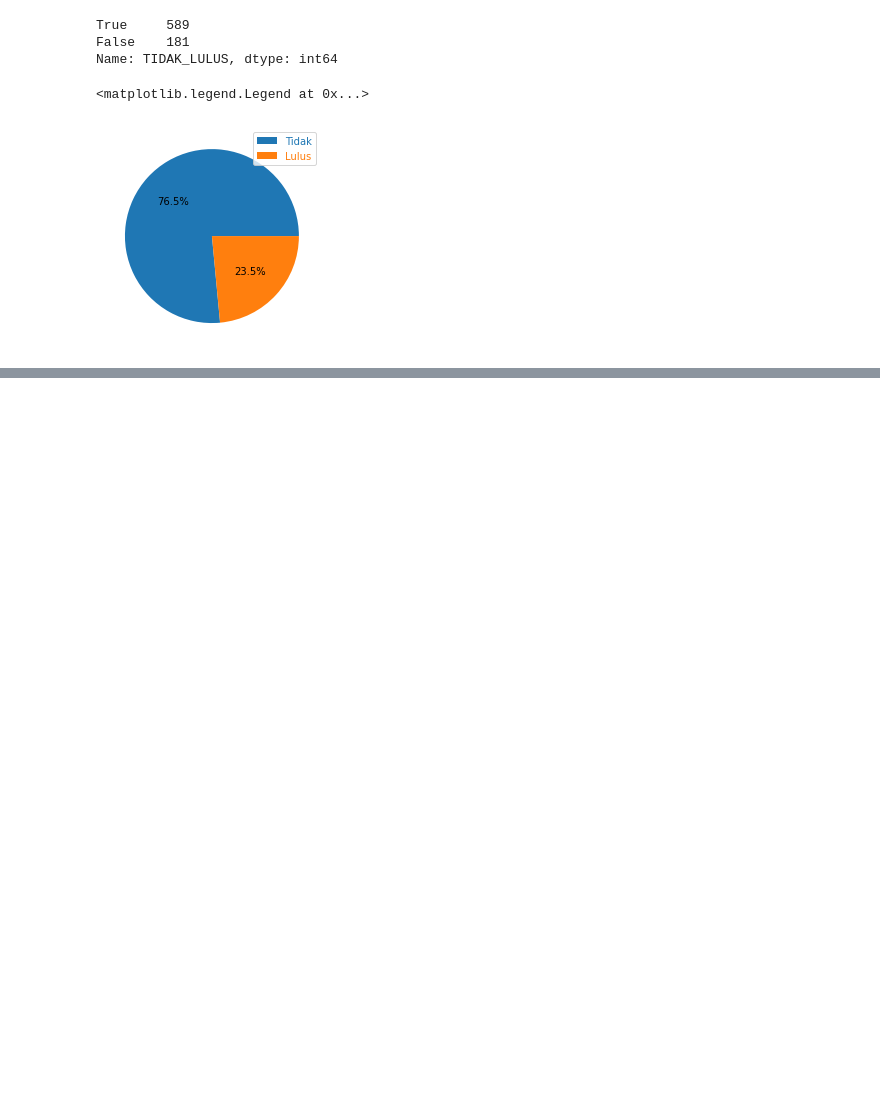
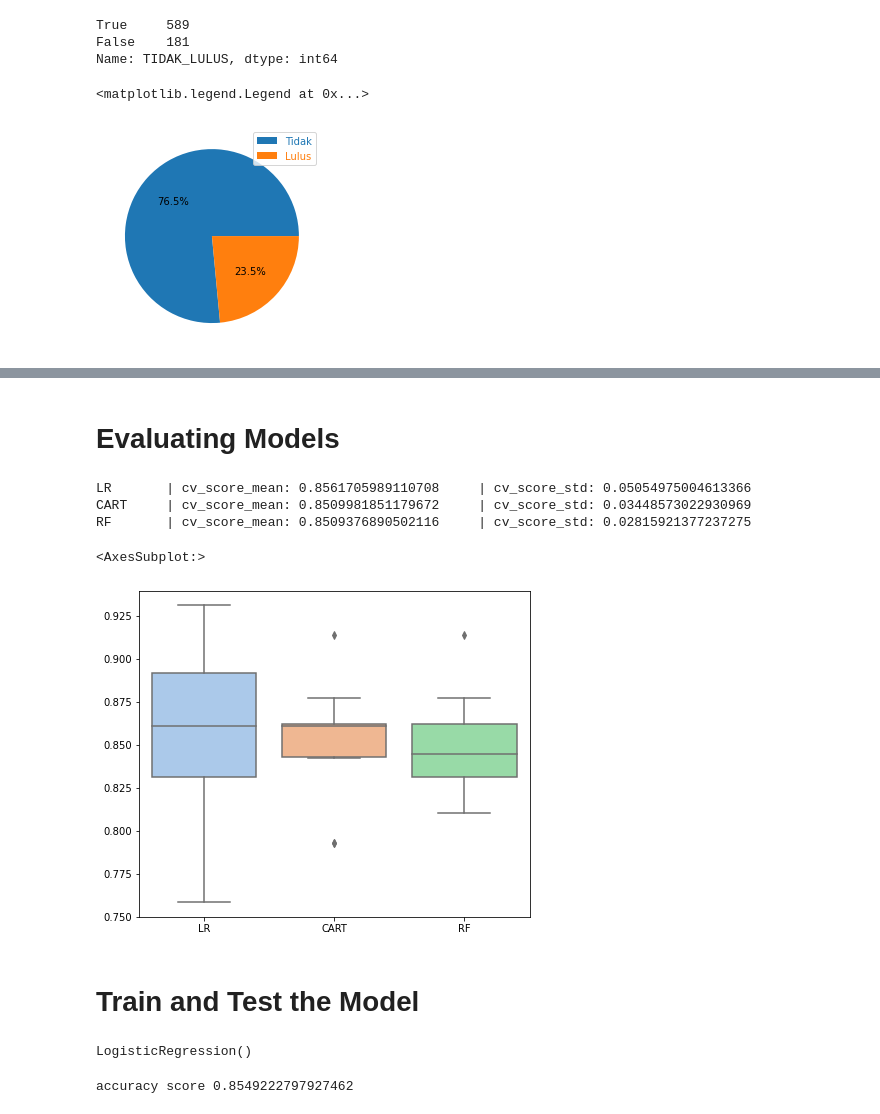
Before and after one commit to FelixFern/ISFEST-ODE, a Jupyter notebook: EDA.ipynb, the cells around one changed output, grey strips where cells are left out. Cells and saved outputs as stored; diff of their text form; code cells hidden in the pictures; blank space fills up the shorter version.

Commit message:
Evaluating Models

```diff
--- a/EDA.ipynb
+++ b/EDA.ipynb
@@ -156,0 +286,2 @@ plt.legend(["Tidak", "Lulus"], labelcolor="linecolor")
+# %% [markdown]
+# Evaluating Models
@@ -156,0 +290,56 @@ plt.legend(["Tidak", "Lulus"], labelcolor="linecolor")
+# %%
+# split dataset
+
+X = df3[['TOTAL_SKS', 'IPK']]
+y = df3['LULUS']
+
+X_train, X_val, y_train, y_val = train_test_split(X, y, test_size=0.25, shuffle=True, random_state=42)
+# %%
+# spot-check algorithm
+
+models = [('LR', LogisticRegression()),
+         ('CART', DecisionTreeClassifier()),
+         ('RF', RandomForestClassifier())]
+
+models_name = []
+results = []
+
+for name, model in models:
+    kfold = StratifiedKFold(n_splits=10, shuffle=True, random_state=42)
+    cv_score = cross_val_score(model, X_train, y_train, cv=kfold, scoring='accuracy')
+    models_name.append(name)
+    results.append(cv_score)
+    print(f'{name} \t | cv_score_mean: {cv_score.mean()} \t | cv_score_std: {cv_score.std()}')
+# %% [output]
+LR       | cv_score_mean: 0.8561705989110708     | cv_score_std: 0.05054975004613366
+CART     | cv_score_mean: 0.8509981851179672     | cv_score_std: 0.03448573022930969
+RF       | cv_score_mean: 0.8509376890502116     | cv_score_std: 0.02815921377237275
+# %%
+# boxplot comparing models
+
+results_df = pd.DataFrame(np.asarray(results).T, columns=models_name)
+
+plt.figure(figsize=(7,6))
+sns.boxplot(data=results_df, palette='pastel')
+# %% [output]
+<AxesSubplot:>
+[figure, added]
+# %% [markdown]
+# Train and Test the Model
+# %%
+# train the model
+
+model = LogisticRegression()
+model.fit(X_train, y_train)
+# %% [output]
+LogisticRegression()
+# %%
+# prediction on validation set
+
+y_preds = model.predict(X_val)
+
+# evaluating accuracy
+
+print('accuracy score', accuracy_score(y_val, y_preds))
+# %% [output]
+accuracy score 0.8549222797927462
```
Also changed, not shown: parts of 32 cells of this notebook.
